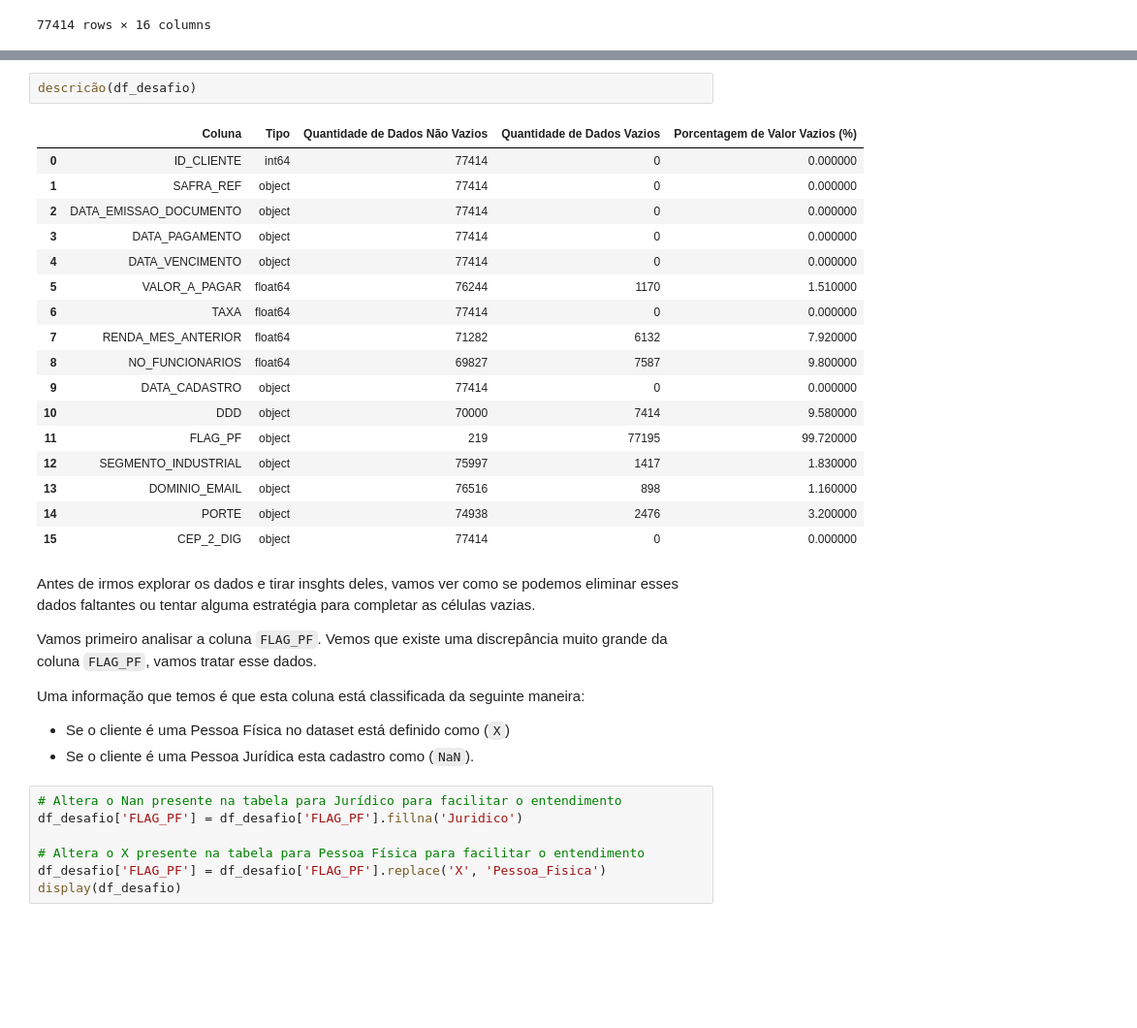
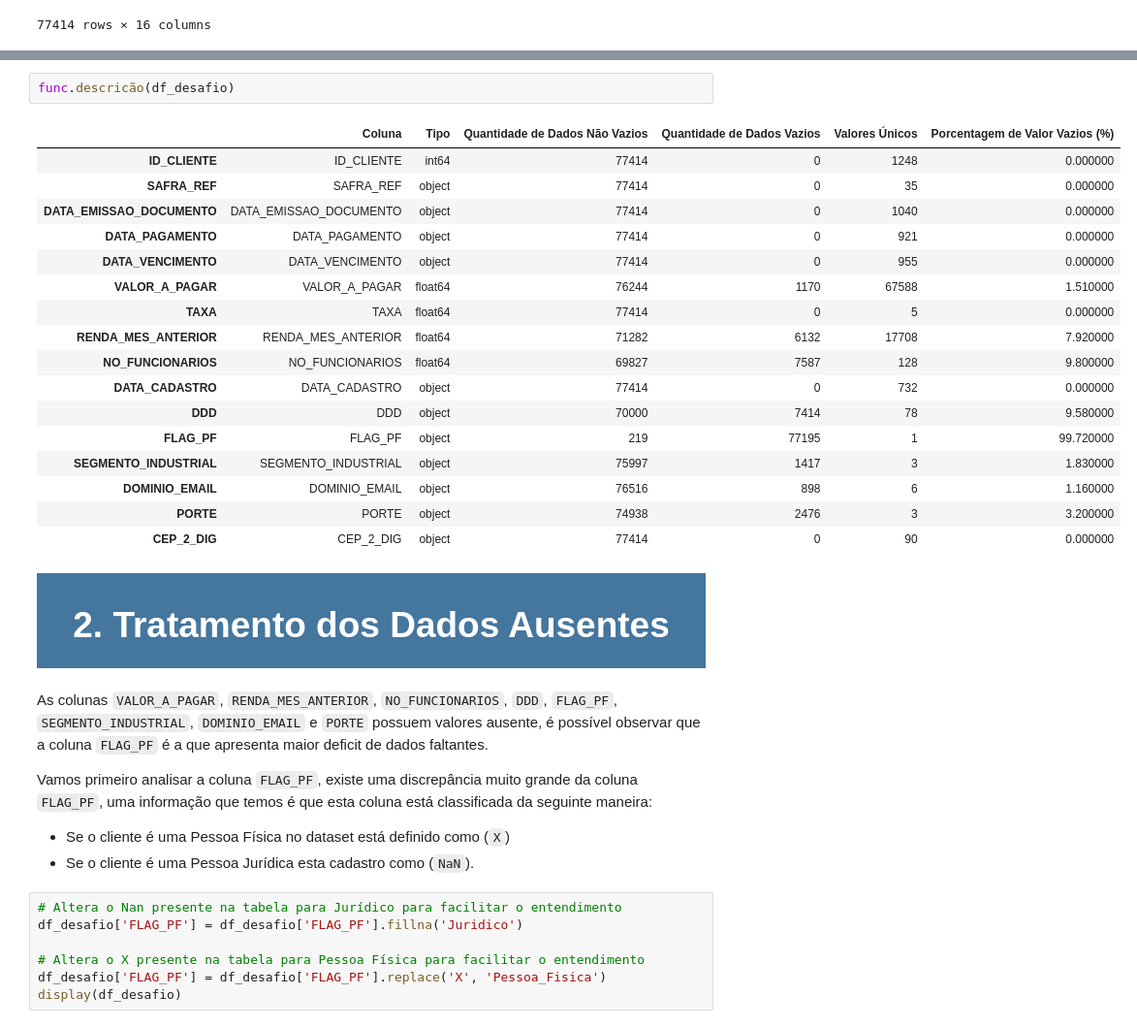
Before and after one commit to rrafahenrique/Modelo-Preditivo-Inadimplencia, a Jupyter notebook: DESAFIO - PARTE I.ipynb, the cells around one changed output, grey strips where cells are left out. Shown at 97% size. Drawn from its saved outputs; the diff is of its cells as text; blank space fills up the shorter version.

```diff
--- a/DESAFIO - PARTE I.ipynb
+++ b/DESAFIO - PARTE I.ipynb
@@ -138,29 +104,35 @@ def descricão(df):
 # %%
-descricão(df_desafio)
+func.descricão(df_desafio)
 # %% [output]
-|  | Coluna | Tipo | Quantidade de Dados Não Vazios | Quantidade de Dados Vazios | Porcentagem de Valor Vazios (%) |
-| 0 | ID_CLIENTE | int64 | 77414 | 0 | 0.000000 |
-| 1 | SAFRA_REF | object | 77414 | 0 | 0.000000 |
-| 2 | DATA_EMISSAO_DOCUMENTO | object | 77414 | 0 | 0.000000 |
-| 3 | DATA_PAGAMENTO | object | 77414 | 0 | 0.000000 |
-| 4 | DATA_VENCIMENTO | object | 77414 | 0 | 0.000000 |
-| 5 | VALOR_A_PAGAR | float64 | 76244 | 1170 | 1.510000 |
-| 6 | TAXA | float64 | 77414 | 0 | 0.000000 |
-| 7 | RENDA_MES_ANTERIOR | float64 | 71282 | 6132 | 7.920000 |
-| 8 | NO_FUNCIONARIOS | float64 | 69827 | 7587 | 9.800000 |
-| 9 | DATA_CADASTRO | object | 77414 | 0 | 0.000000 |
-| 10 | DDD | object | 70000 | 7414 | 9.580000 |
-| 11 | FLAG_PF | object | 219 | 77195 | 99.720000 |
-| 12 | SEGMENTO_INDUSTRIAL | object | 75997 | 1417 | 1.830000 |
-| 13 | DOMINIO_EMAIL | object | 76516 | 898 | 1.160000 |
-| 14 | PORTE | object | 74938 | 2476 | 3.200000 |
-| 15 | CEP_2_DIG | object | 77414 | 0 | 0.000000 |
+|  | Coluna | Tipo | Quantidade de Dados Não Vazios | Quantidade de Dados Vazios | Valores Únicos | Porcentagem de Valor Vazios (%) |
+| ID_CLIENTE | ID_CLIENTE | int64 | 77414 | 0 | 1248 | 0.000000 |
+| SAFRA_REF | SAFRA_REF | object | 77414 | 0 | 35 | 0.000000 |
+| DATA_EMISSAO_DOCUMENTO | DATA_EMISSAO_DOCUMENTO | object | 77414 | 0 | 1040 | 0.000000 |
+| DATA_PAGAMENTO | DATA_PAGAMENTO | object | 77414 | 0 | 921 | 0.000000 |
+| DATA_VENCIMENTO | DATA_VENCIMENTO | object | 77414 | 0 | 955 | 0.000000 |
+| VALOR_A_PAGAR | VALOR_A_PAGAR | float64 | 76244 | 1170 | 67588 | 1.510000 |
+| TAXA | TAXA | float64 | 77414 | 0 | 5 | 0.000000 |
+| RENDA_MES_ANTERIOR | RENDA_MES_ANTERIOR | float64 | 71282 | 6132 | 17708 | 7.920000 |
+| NO_FUNCIONARIOS | NO_FUNCIONARIOS | float64 | 69827 | 7587 | 128 | 9.800000 |
+| DATA_CADASTRO | DATA_CADASTRO | object | 77414 | 0 | 732 | 0.000000 |
+| DDD | DDD | object | 70000 | 7414 | 78 | 9.580000 |
+| FLAG_PF | FLAG_PF | object | 219 | 77195 | 1 | 99.720000 |
+| SEGMENTO_INDUSTRIAL | SEGMENTO_INDUSTRIAL | object | 75997 | 1417 | 3 | 1.830000 |
+| DOMINIO_EMAIL | DOMINIO_EMAIL | object | 76516 | 898 | 6 | 1.160000 |
+| PORTE | PORTE | object | 74938 | 2476 | 3 | 3.200000 |
+| CEP_2_DIG | CEP_2_DIG | object | 77414 | 0 | 90 | 0.000000 |
+# %% [markdown]
+<div style="background-color: #45769E;
+            color: white;
+            padding: 10px;
+            text-align: center;
+            font-size: 20px;">
+    <h1>2. Tratamento dos Dados Ausentes</h1>
+</div>
 # %% [markdown]
-Antes de irmos explorar os dados e tirar insghts deles, vamos ver como se podemos eliminar esses dados faltantes ou tentar alguma estratégia para completar as células vazias.
+As colunas `VALOR_A_PAGAR`, `RENDA_MES_ANTERIOR`, `NO_FUNCIONARIOS`, `DDD`, `FLAG_PF`, `SEGMENTO_INDUSTRIAL`, `DOMINIO_EMAIL` e `PORTE` possuem valores ausente, é possível observar que a coluna `FLAG_PF` é a que apresenta maior deficit de dados faltantes.
 
-Vamos primeiro analisar a coluna `FLAG_PF`. Vemos que existe uma discrepância muito grande da coluna `FLAG_PF`, vamos tratar esse dados.
-
-Uma informação que temos é que esta coluna está classificada da seguinte maneira:
+Vamos primeiro analisar a coluna `FLAG_PF`, existe uma discrepância muito grande da coluna `FLAG_PF`, uma informação que temos é que esta coluna está classificada da seguinte maneira:
 - Se o cliente é uma Pessoa Física no dataset está definido como (`X`)
 - Se o cliente é uma Pessoa Jurídica esta cadastro como (`NaN`).
 # %%
```
Also changed, not shown: parts of 67 cells of this notebook, 12 other files.
